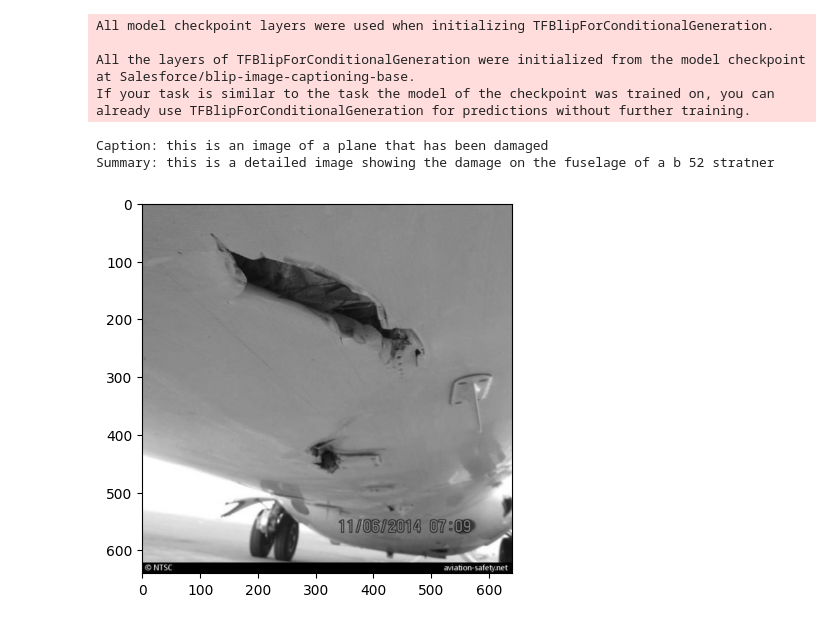
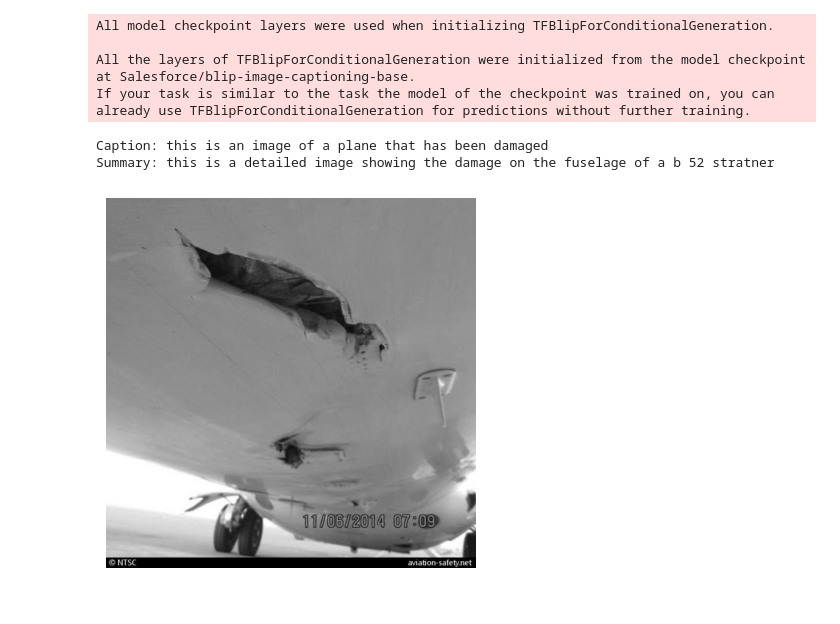
Before and after one commit to Daniel-Lawless/VGG16-BLIP-Damage-Detection, a Jupyter notebook: aircraft_damage_classification_and_captioning.ipynb, the cells around one changed output. Cells and saved outputs as stored; diff of their text form; code cells hidden in the pictures.

Commit message:
Removed axes from plot. Project finished.

```diff
--- a/aircraft_damage_classification_and_captioning.ipynb
+++ b/aircraft_damage_classification_and_captioning.ipynb
@@ -253,30 +253,31 @@ blip_layer = BlipCaptionSummaryLayer(processor=processor, model=model)
 # %%
 # In your Jupyter Notebook
 from tensorflow.keras.preprocessing import image
 import numpy as np
 
 # Define the image path
 image_path = tf.constant(r"aircraft_damage_dataset_v1\test\crack\147_2_JPG_jpg.rf.802b0015783a68295804fba0280b0917.jpg")
 
 # Plot the image.
 img = plt.imread(r"aircraft_damage_dataset_v1\test\crack\147_2_JPG_jpg.rf.802b0015783a68295804fba0280b0917.jpg")
+plt.axis("off")
 plt.imshow(img)
 
 # Define tasks
 task_caption = tf.constant("caption")
 task_summary = tf.constant("summary")
 
 # retrieve the generated caption and summary from the blip model
 caption = blip_layer(image_path, task_caption)
 summary = blip_layer(image_path, task_summary)
 
 # Print the final, decoded results
 print(f"Caption: {caption.numpy().decode('utf-8')}")
 print(f"Summary: {summary.numpy().decode('utf-8')}")
 # %% [output]
 Caption: this is an image of a plane that has been damaged
 Summary: this is a detailed image showing the damage on the fuselage of a b 52 stratner
-[figure, old version]
+[figure, new version]
 # %%
 # In this notebook I learned how to use pretrained models, specifically the VGG16 and the Blip models. I used VGG16 to act as a feature
 # extractor, and the Blip model to create short captions or summaries of the different images. During this project, I learned how to download
```
Also changed, not shown: parts of 1 cell of this notebook.
